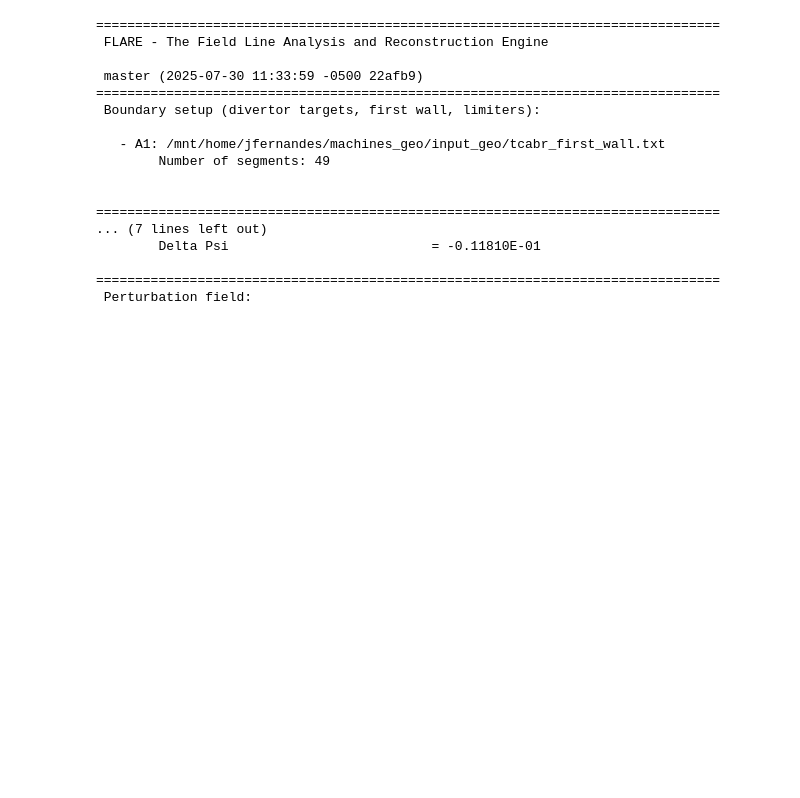
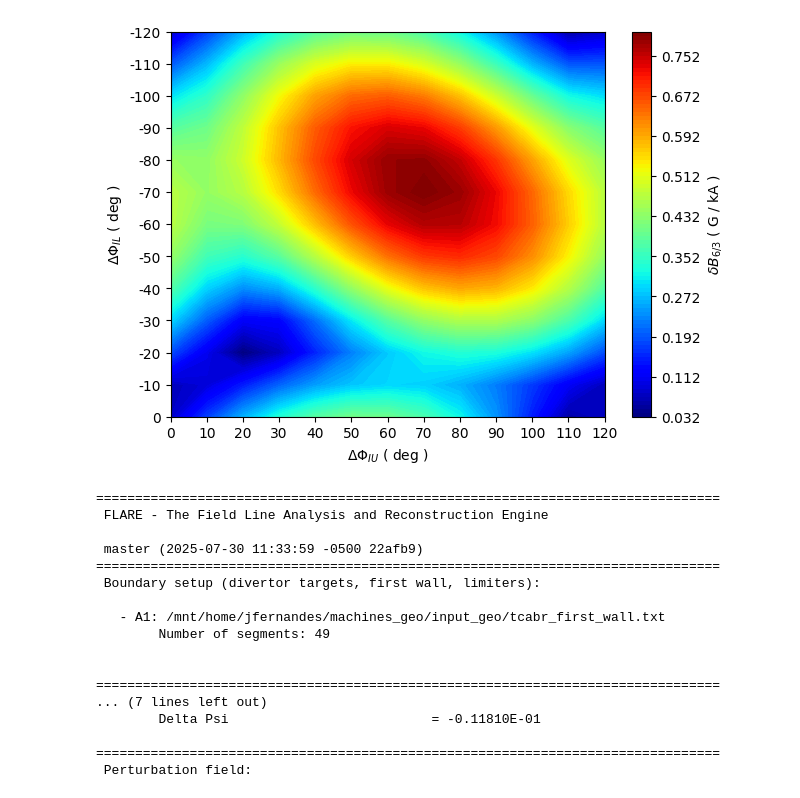
Before and after one commit to ojrfernandes/pycodes, a Jupyter notebook: run.ipynb, the cells around one changed output. Drawn from its saved outputs; the diff is of its cells as text; code cells hidden in the pictures; blank space fills up the shorter version.

```diff
--- a/run.ipynb
+++ b/run.ipynb
@@ -15,3 +26,7 @@ Plotting...
+# %%
+plot_phase_map(directory="/home/jfernandes/phase_map/shot0009/eq000/single_fluid/tests/n03_minus_plus", n_tor=3, m_pol=-6, d_phase=10, phase_signal=[-1,1])
+# %% [output]
+[figure, added]
 # %%
 import argparse
 import numpy as np
```
Also changed, not shown: parts of 13 cells of this notebook, 5 other files.
